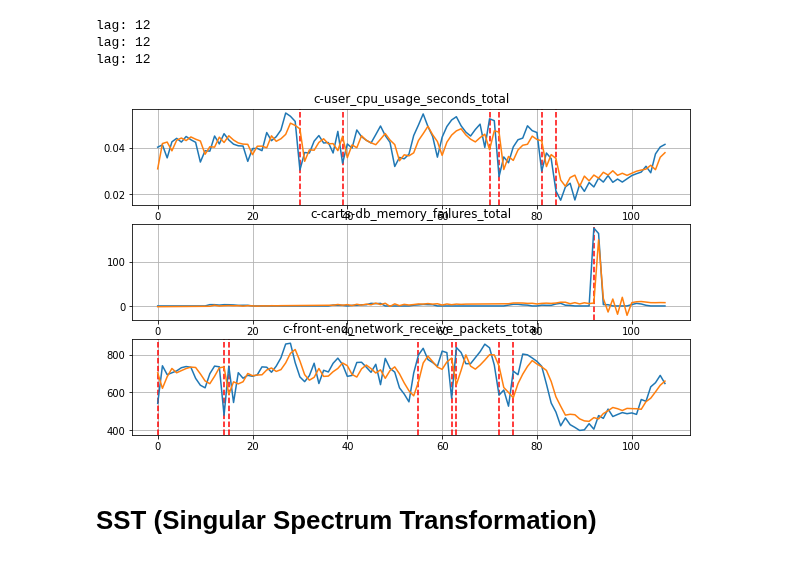
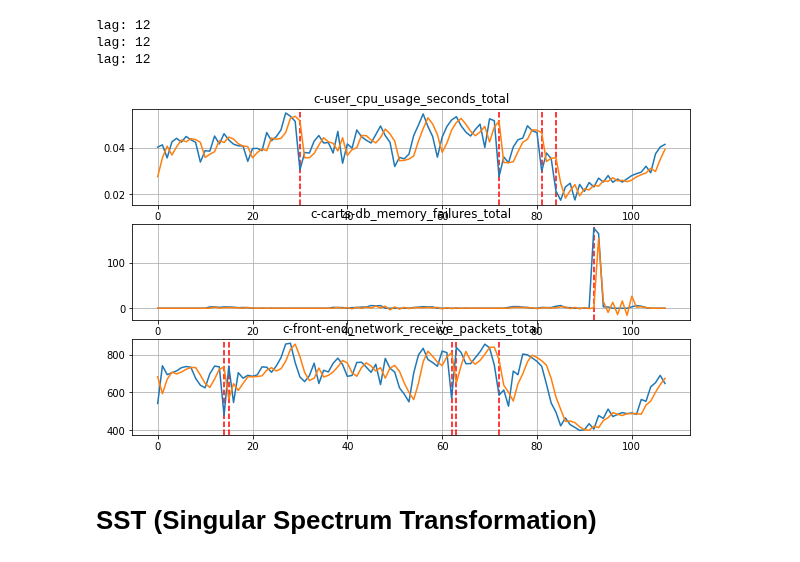
Before and after one commit to ai4sre/meltria-analyzer, a Jupyter notebook: notebooks/investigate_ar-based-ad_issue.ipynb, the cells around one changed output. Drawn from its saved outputs; the diff is of its cells as text; code cells hidden in the pictures.

```diff
--- a/notebooks/investigate_ar-based-ad_issue.ipynb
+++ b/notebooks/investigate_ar-based-ad_issue.ipynb
@@ -107,13 +107,11 @@ def ar_based_ad(series, ar_lag=0, ar_threshold: float = 0.01, trend='n', ic='aic
     sel = ar_select_order(series, maxlag=int(series.size * 0.2), trend=trend, ic=ic)
     model_fit = sel.model.fit()
     r = model_fit.ar_lags[-1]
-    if r < 12:
-        r = 12
     print('lag:', r)
 
     pred_results = model_fit.get_prediction()
     preds = pred_results.predicted_mean
-    preds = preds[r:] ##
+    preds = preds[r+1:] ##
     var = pred_results.var_pred_mean
     sig2 = var[r]
     if sig2 == 0:
@@ -137,19 +135,19 @@ def ar_based_ad(series, ar_lag=0, ar_threshold: float = 0.01, trend='n', ic='aic
 # %%
 fig, axs = plt.subplots(len(series))
 fig.set_size_inches(10, 2*len(series))
 for (name, ts), ax in zip(series.items(), axs):
-    outliers, scores, preds, lag = ar_based_ad(np.array(ts), ar_threshold=0.1, trend='ct', ic='aic')
+    outliers, scores, preds, lag = ar_based_ad(np.array(ts), ar_threshold=0.05, trend='n', ic='aic')
     for (idx, score) in outliers:
         ax.axvline(idx, color='red', linestyle='dashed', label='breaks')
     ax.set_title(name)
     ax.plot(ts[lag:])
     ax.plot(preds)
     ax.grid()
 # %% [output]
 lag: 12
 lag: 12
 lag: 12
-[figure, old version]
+[figure, new version]
 # %% [markdown]
 # SST (Singular Spectrum Transformation)
 # %%
```
Also changed, not shown: parts of 1 cell of this notebook.
